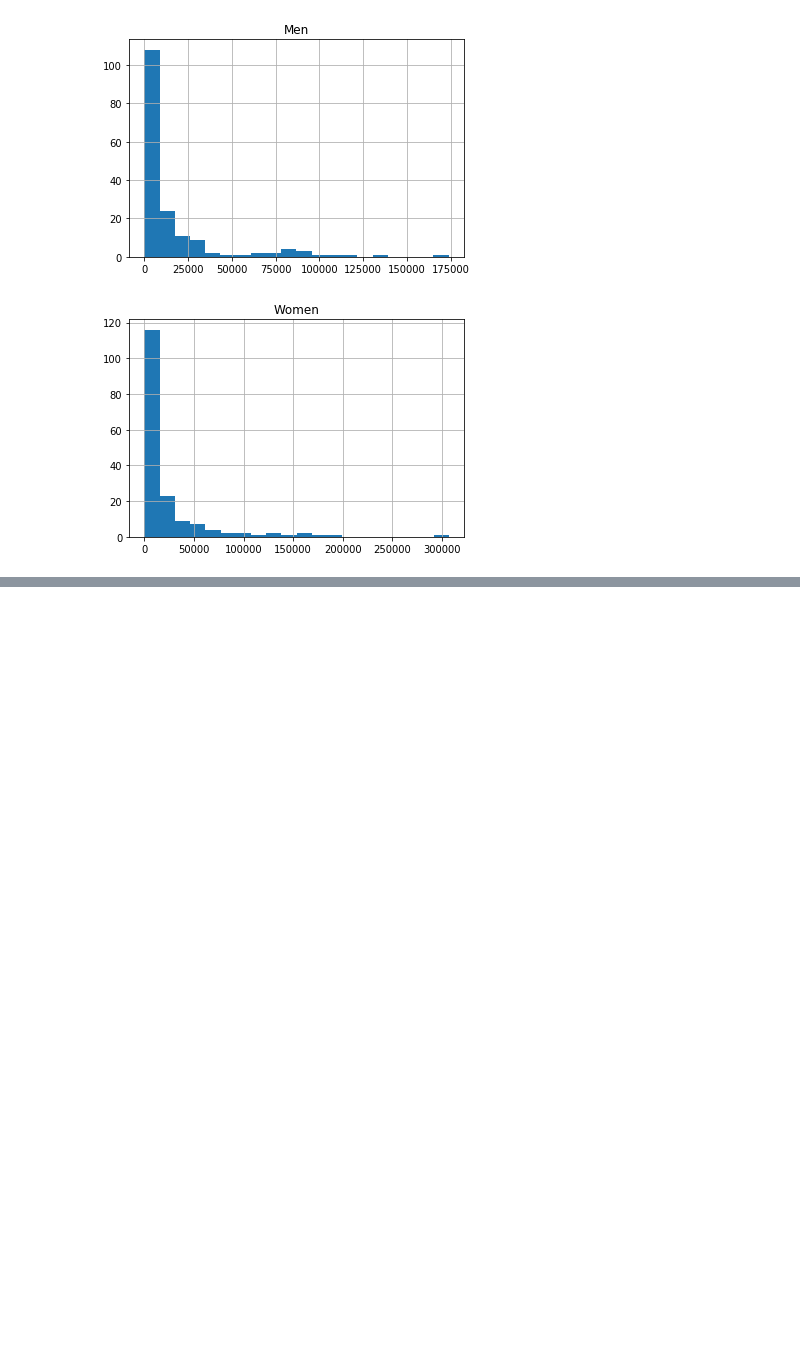
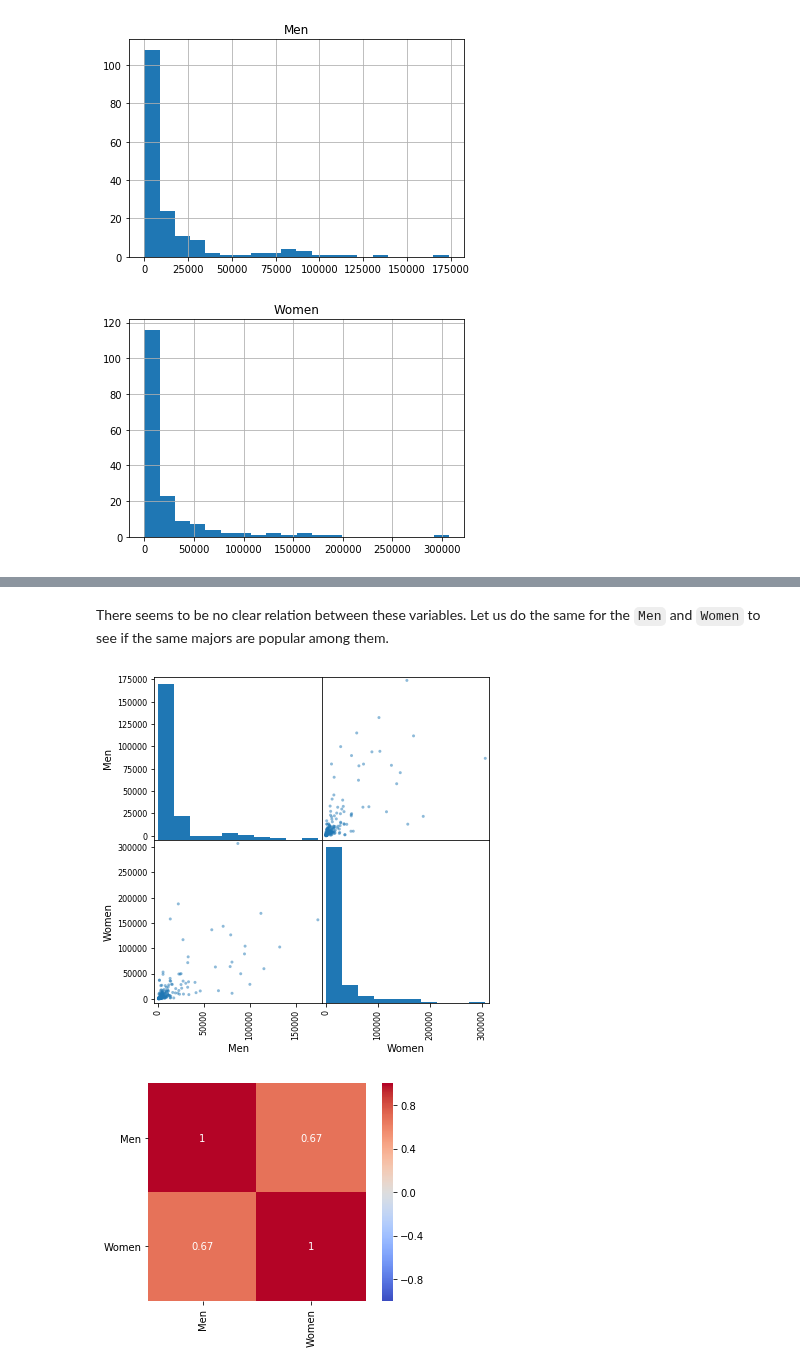
Before and after one commit to FlorentCLMichel/learning_data_science, a Jupyter notebook: Earnings_college_major.ipynb, the cells around one changed output, grey strips where cells are left out. Cells and saved outputs as stored; diff of their text form; code cells hidden in the pictures; blank space fills up the shorter version.

```diff
--- a/Earnings_college_major.ipynb
+++ b/Earnings_college_major.ipynb
@@ -180,0 +224,8 @@ From these plots, it seems that:
+# %% [markdown]
+There seems to be no clear relation between these variables.
+Let us do the same for the `Men` and `Women` to see if the same majors are popular among them.
+# %%
+scatter_matrix_and_corr_map(['Men', 'Women'])
+# %% [output]
+[figure, added]
+[figure, added]
```
Also changed, not shown: parts of 23 cells of this notebook.
